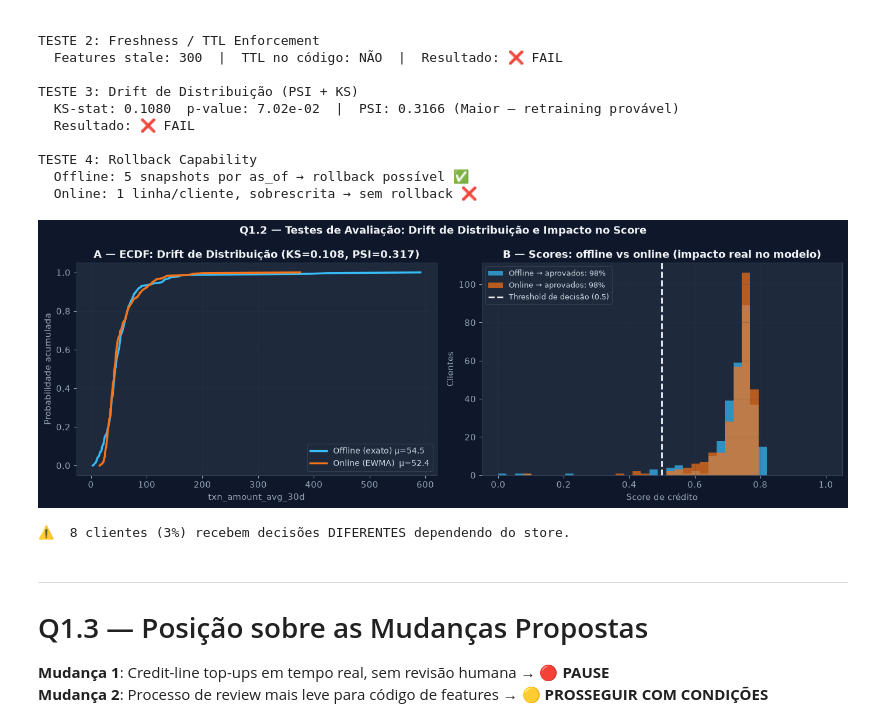
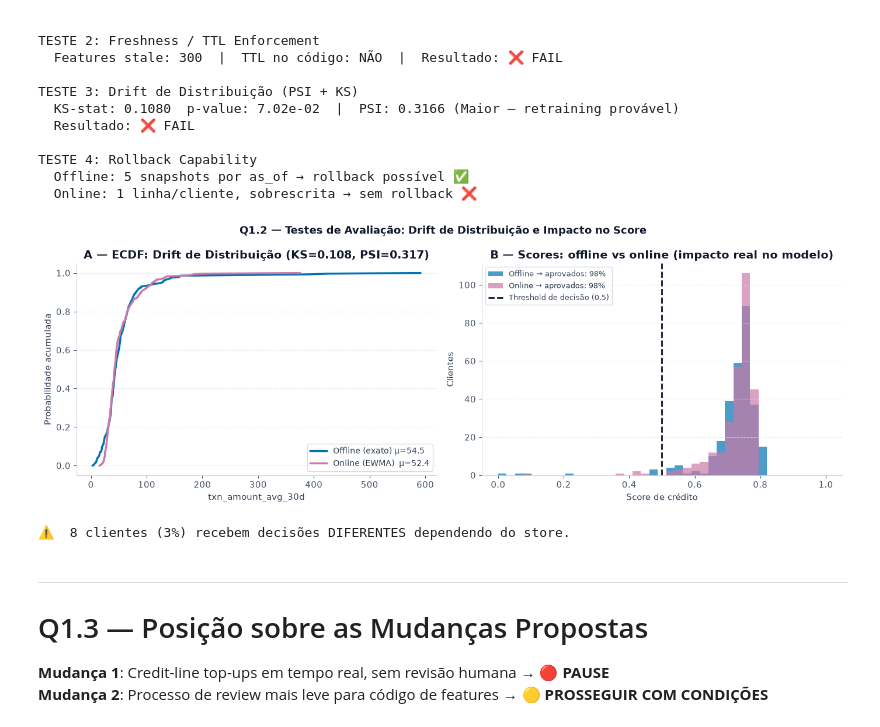
Before and after one commit to Cristiano2132/nubank-model-risk-business-case, a Jupyter notebook: business_case_answers.ipynb, the cells around one changed output. Saved outputs shown, nothing was run; the diff lists cells and outputs as text; code cells hidden in the pictures.

```diff
--- a/business_case_answers.ipynb
+++ b/business_case_answers.ipynb
@@ -47,23 +47,31 @@ OFFLINE_DB       = DATA_DIR / 'offline_store.db'
 ONLINE_DB        = DATA_DIR / 'online_store.db'
 TRANSACTIONS_CSV = DATA_DIR / 'transactions.csv'
 
-# Dark theme
+# Executive Light Theme (Okabe-Ito Colorblind Friendly)
 plt.rcParams.update({
-    'figure.facecolor': '#0f172a', 'axes.facecolor': '#1e293b',
-    'axes.edgecolor': '#334155', 'axes.labelcolor': '#94a3b8',
-    'text.color': '#e2e8f0', 'xtick.color': '#94a3b8', 'ytick.color': '#94a3b8',
-    'grid.color': '#334155', 'grid.alpha': 0.4, 'font.family': 'sans-serif',
-    'font.size': 11, 'axes.titlesize': 13, 'axes.titlecolor': '#f1f5f9',
-    'axes.titleweight': 'bold', 'legend.facecolor': '#1e293b',
-    'legend.edgecolor': '#334155', 'legend.labelcolor': '#cbd5e1',
+    'figure.facecolor': '#ffffff', 'axes.facecolor': '#ffffff',
+    'axes.edgecolor': '#cbd5e1', 'axes.labelcolor': '#334155',
+    'text.color': '#0f172a', 'xtick.color': '#475569', 'ytick.color': '#475569',
+    'grid.color': '#e2e8f0', 'grid.alpha': 0.7, 'font.family': 'sans-serif',
+    'font.size': 11, 'axes.titlesize': 14, 'axes.titlecolor': '#0f172a',
+    'axes.titleweight': 'bold', 'legend.facecolor': '#ffffff',
+    'legend.edgecolor': '#cbd5e1', 'legend.labelcolor': '#334155',
 })
 
-COL_OFFLINE = '#38bdf8'
-COL_ONLINE  = '#f97316'
-COL_HI      = '#ef4444'
-COL_MED     = '#f59e0b'
-COL_LO      = '#22c55e'
-COL_ACC     = '#a855f7'
+def style_chart(ax):
+    ax.spines['top'].set_visible(False)
+    ax.spines['right'].set_visible(False)
+    ax.spines['left'].set_color('#cbd5e1')
+    ax.spines['bottom'].set_color('#cbd5e1')
+    ax.grid(axis='y', linestyle='--', alpha=0.7, color='#e2e8f0')
+    ax.tick_params(colors='#475569')
+
+COL_OFFLINE = '#0072B2' # Blue
+COL_ONLINE  = '#CC79A7' # Purple
+COL_HI      = '#D55E00' # Vermilion (Red)
+COL_MED     = '#E69F00' # Orange (Amber)
+COL_LO      = '#009E73' # Green
+COL_ACC     = '#56B4E9' # Sky Blue
 
 conn_off = sqlite3.connect(OFFLINE_DB)
 conn_on  = sqlite3.connect(ONLINE_DB)
@@ -508,28 +516,28 @@ TESTE 4: Rollback Capability
 # %%
 fig, axes = plt.subplots(1, 2, figsize=(14, 5))
 fig.suptitle('Q1.2 — Testes de Avaliação: Drift de Distribuição e Impacto no Score',
-             fontsize=13, color='#f1f5f9', fontweight='bold')
+             fontsize=13, color='#0f172a', fontweight='bold')
 
 ax = axes[0]
 ax.plot(np.sort(off_v), np.linspace(0,1,len(off_v)), color=COL_OFFLINE, lw=2.5, label=f'Offline (exato) μ={off_v.mean():.1f}')
 ax.plot(np.sort(on_v),  np.linspace(0,1,len(on_v)),  color=COL_ONLINE,  lw=2.5, label=f'Online (EWMA)  μ={on_v.mean():.1f}')
 ax.set_xlabel('txn_amount_avg_30d'); ax.set_ylabel('Probabilidade acumulada')
 ax.set_title(f'A — ECDF: Drift de Distribuição (KS={ks_stat:.3f}, PSI={psi:.3f})')
-ax.legend(fontsize=10); ax.grid(True, alpha=0.2)
+ax.legend(fontsize=10); style_chart(ax)
 
 ax = axes[1]
 bins_s = np.linspace(0, 1, 40)
 ax.hist(off_scores, bins=bins_s, color=COL_OFFLINE, alpha=0.7, label=f'Offline → aprovados: {(off_scores>=0.5).mean()*100:.0f}%', edgecolor='none')
 ax.hist(on_scores,  bins=bins_s, color=COL_ONLINE,  alpha=0.7, label=f'Online → aprovados: {(on_scores>=0.5).mean()*100:.0f}%',  edgecolor='none')
-ax.axvline(0.5, color='#f1f5f9', lw=2, linestyle='--', label='Threshold de decisão (0.5)')
+ax.axvline(0.5, color='#0f172a', lw=2, linestyle='--', label='Threshold de decisão (0.5)')
 ax.set_xlabel('Score de crédito'); ax.set_ylabel('Clientes')
 ax.set_title('B — Scores: offline vs online (impacto real no modelo)')
-ax.legend(fontsize=9); ax.grid(True, alpha=0.2)
+ax.legend(fontsize=9); style_chart(ax)
 fig.tight_layout()
 plt.show()
 print(f'\n⚠️  {n_diff_dec} clientes ({n_diff_dec/len(off_scores)*100:.0f}%) recebem decisões DIFERENTES dependendo do store.')
 # %% [output]
-[figure, old version]
+[figure, new version]
 ⚠️  8 clientes (3%) recebem decisões DIFERENTES dependendo do store.
 # %% [markdown]
 ---
```
Also changed, not shown: parts of 12 cells of this notebook.
